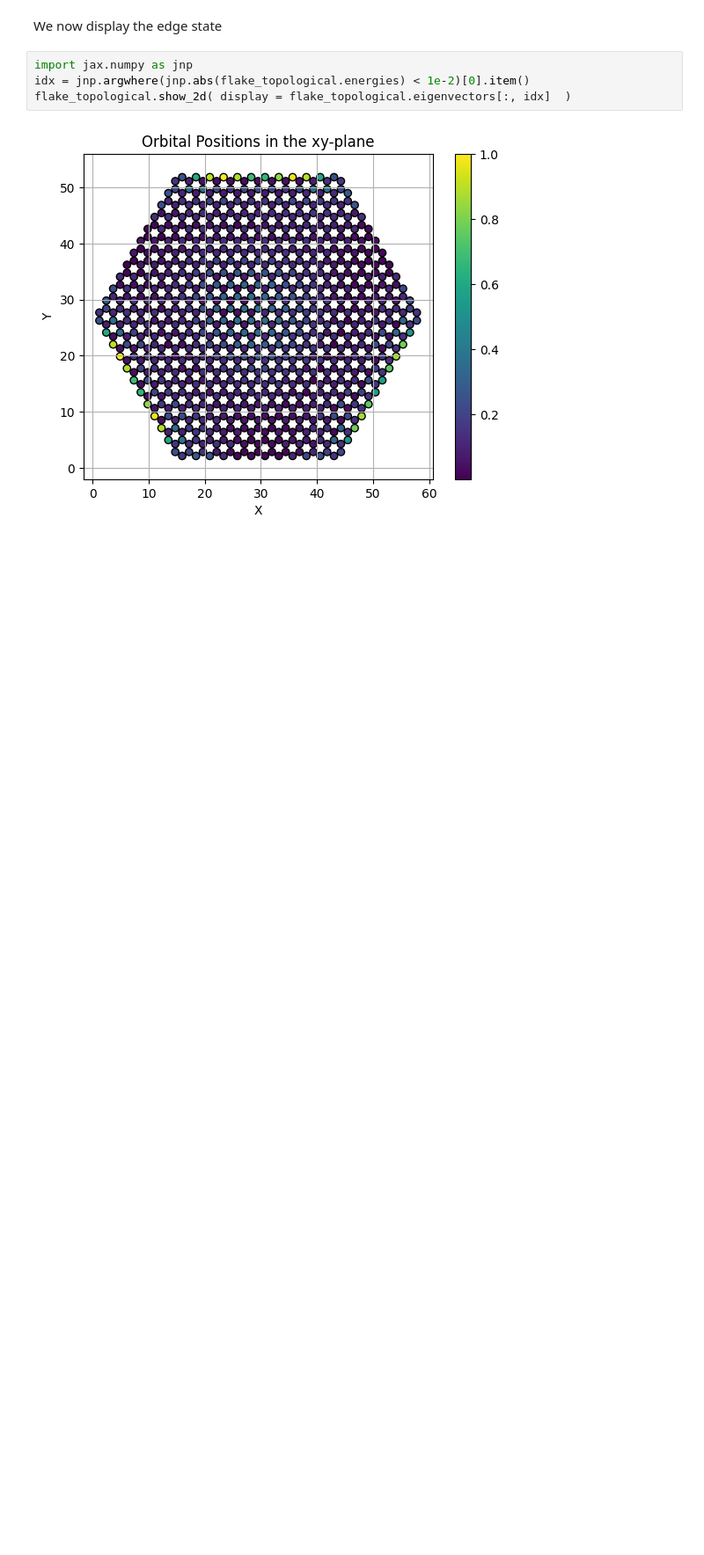
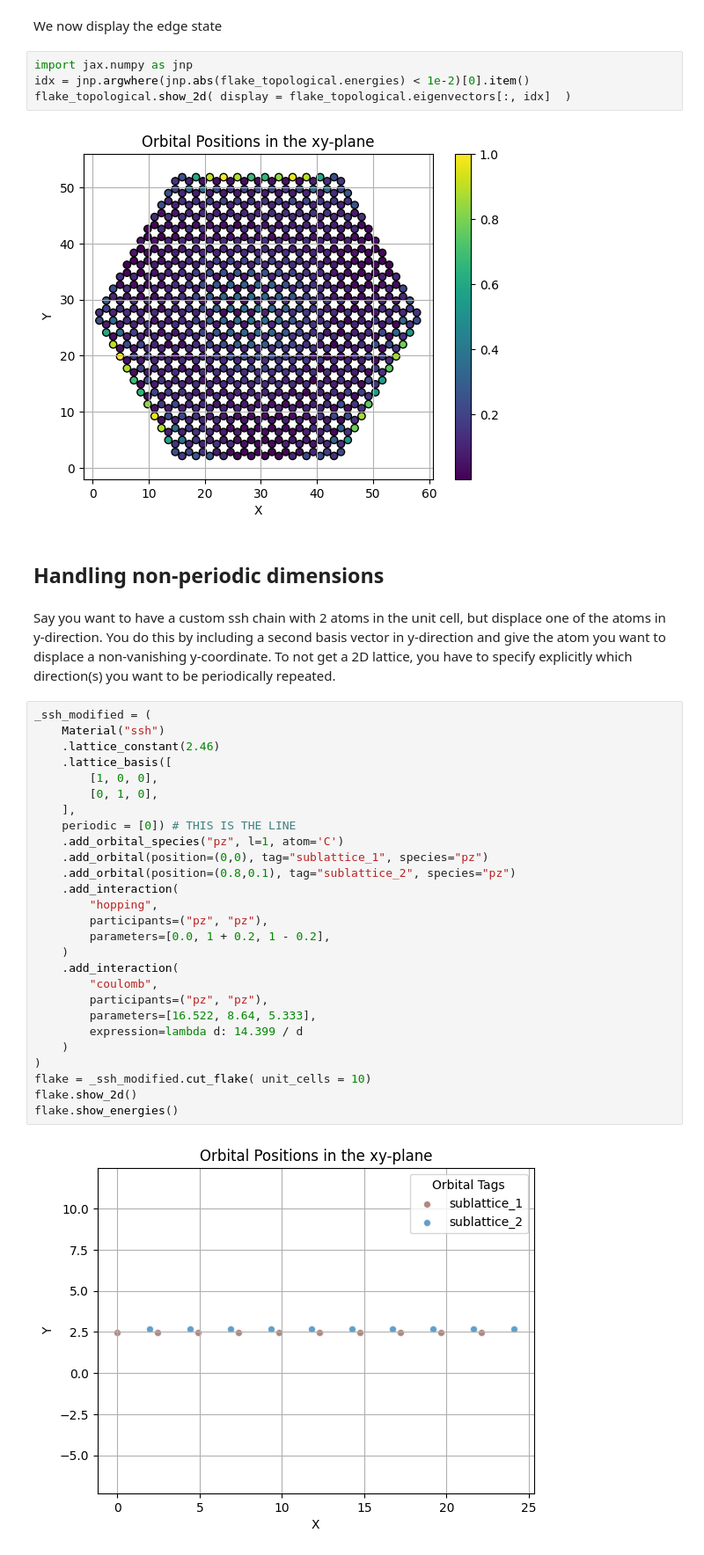
Before and after one commit to GRANADlauncher/granad, a Jupyter notebook: tutorials/j_defining_materials.ipynb, the cells around one changed output. Shown at 88% size. Drawn from its saved outputs; the diff is of its cells as text; blank space fills up the shorter version.

```diff
--- a/tutorials/j_defining_materials.ipynb
+++ b/tutorials/j_defining_materials.ipynb
@@ -154,3 +154,36 @@ idx = jnp.argwhere(jnp.abs(flake_topological.energies) < 1e-2)[0].item()
 flake_topological.show_2d( display = flake_topological.eigenvectors[:, idx]  )
 # %% [output]
 [figure]
+# %% [markdown]
+## Handling non-periodic dimensions
+# %% [markdown]
+Say you want to have a custom ssh chain with 2 atoms in the unit cell, but displace one of the atoms in y-direction. You do this by including a second basis vector in y-direction and give the atom you want to displace a non-vanishing y-coordinate. To not get a 2D lattice, you have to specify explicitly which direction(s) you want to be periodically repeated.
+# %%
+_ssh_modified = (
+    Material("ssh")
+    .lattice_constant(2.46)
+    .lattice_basis([
+        [1, 0, 0],
+        [0, 1, 0],
+    ],
+    periodic = [0]) # THIS IS THE LINE
+    .add_orbital_species("pz", l=1, atom='C')
+    .add_orbital(position=(0,0), tag="sublattice_1", species="pz")
+    .add_orbital(position=(0.8,0.1), tag="sublattice_2", species="pz")
+    .add_interaction(
+        "hopping",
+        participants=("pz", "pz"),
+        parameters=[0.0, 1 + 0.2, 1 - 0.2],
+    )
+    .add_interaction(
+        "coulomb",
+        participants=("pz", "pz"),
+        parameters=[16.522, 8.64, 5.333],
+        expression=lambda d: 14.399 / d
+    )
+)
+flake = _ssh_modified.cut_flake( unit_cells = 10)
+flake.show_2d()
+flake.show_energies()
+# %% [output]
+[figure, added]
```
Also changed, not shown: parts of 2 cells of this notebook, 41 other files.
